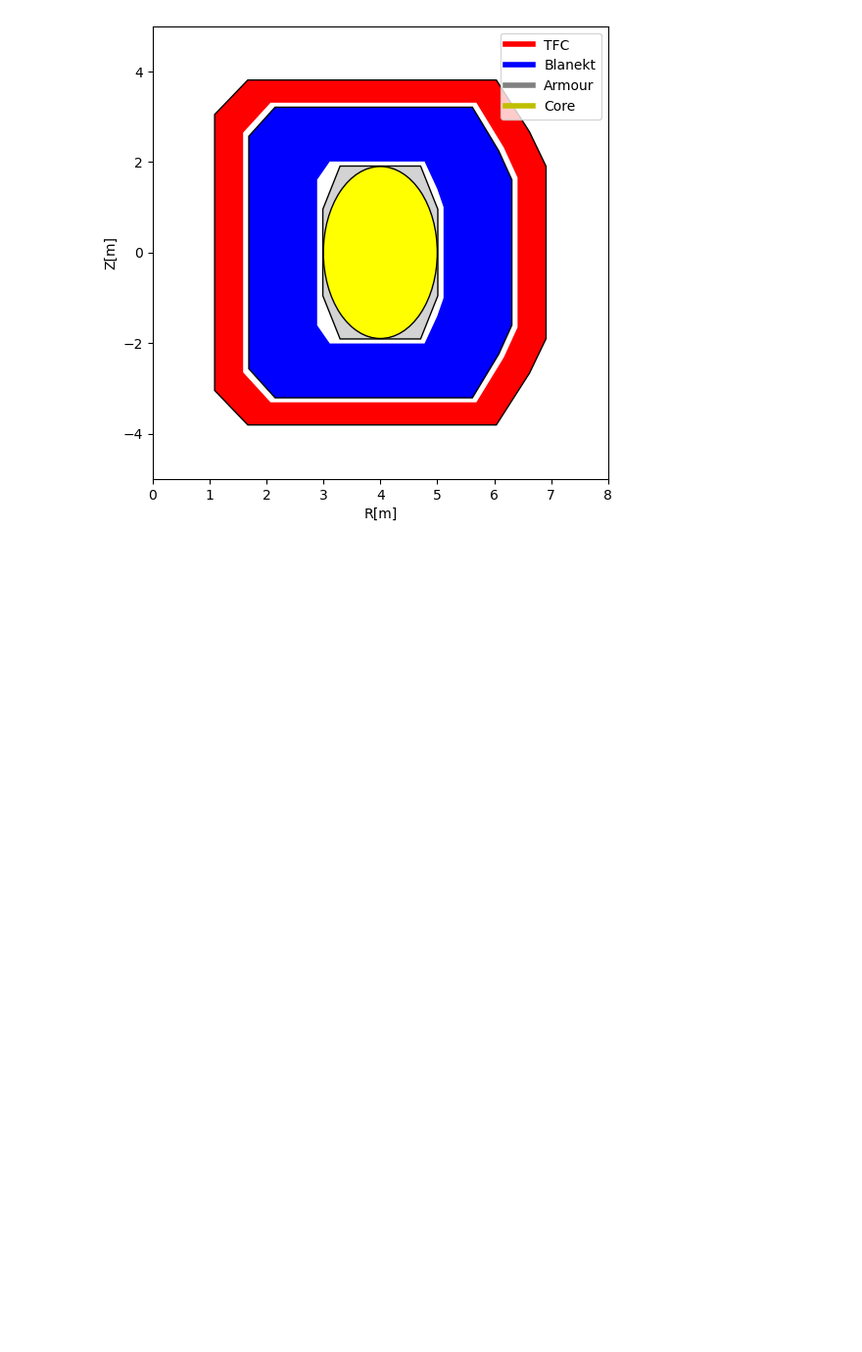
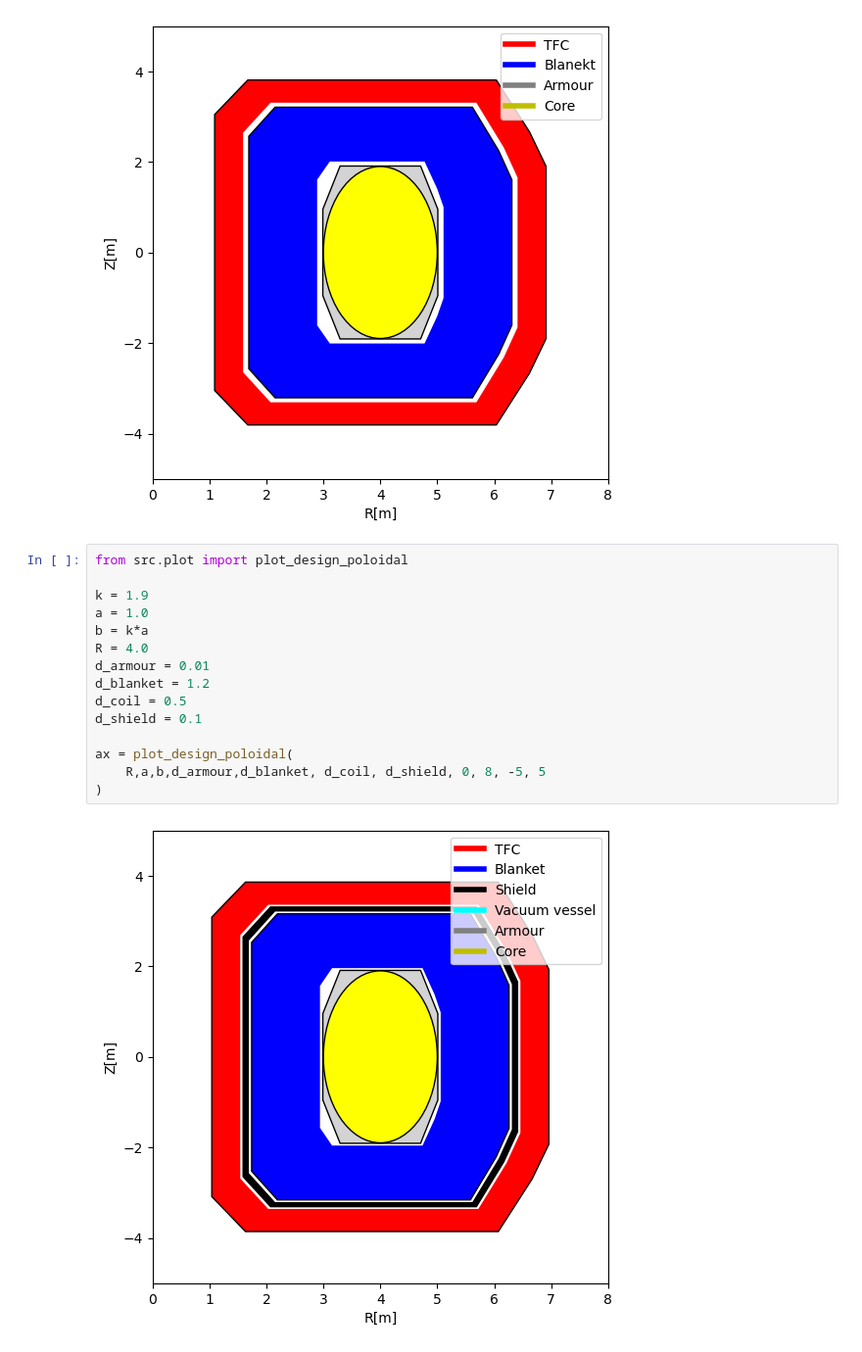
Before and after one commit to ZINZINBIN/RL-based-Reactor-Design-Optimization, a Jupyter notebook: analysis.ipynb, the cells around one changed output. Shown at 98% size. Cells and saved outputs as stored; diff of their text form; blank space fills up the shorter version.

Commit message:
update device code: add plot_design_configuration into main.py

```diff
--- a/analysis.ipynb
+++ b/analysis.ipynb
@@ -487,3 +487,20 @@ d_coil = 0.5
 ax = plot_design_poloidal(R,a,b,d_armour,d_blanket, d_coil, 0, 8, -5, 5)
 # %% [output]
 [figure]
+# %%
+from src.plot import plot_design_poloidal
+
+k = 1.9
+a = 1.0
+b = k*a
+R = 4.0
+d_armour = 0.01
+d_blanket = 1.2
+d_coil = 0.5
+d_shield = 0.1
+
+ax = plot_design_poloidal(
+    R,a,b,d_armour,d_blanket, d_coil, d_shield, 0, 8, -5, 5
+)
+# %% [output]
+[figure, added]
```
Also changed, not shown: 6 other files.
